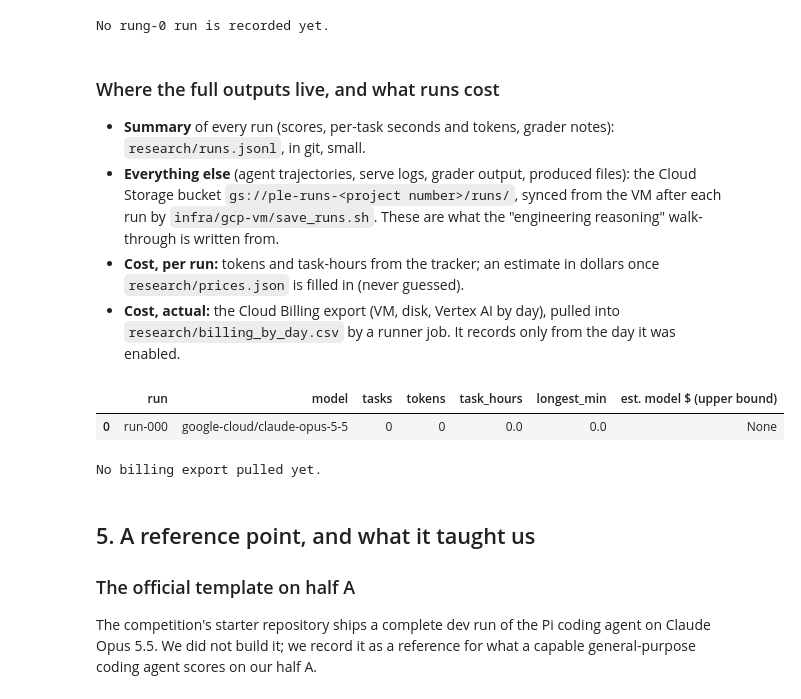
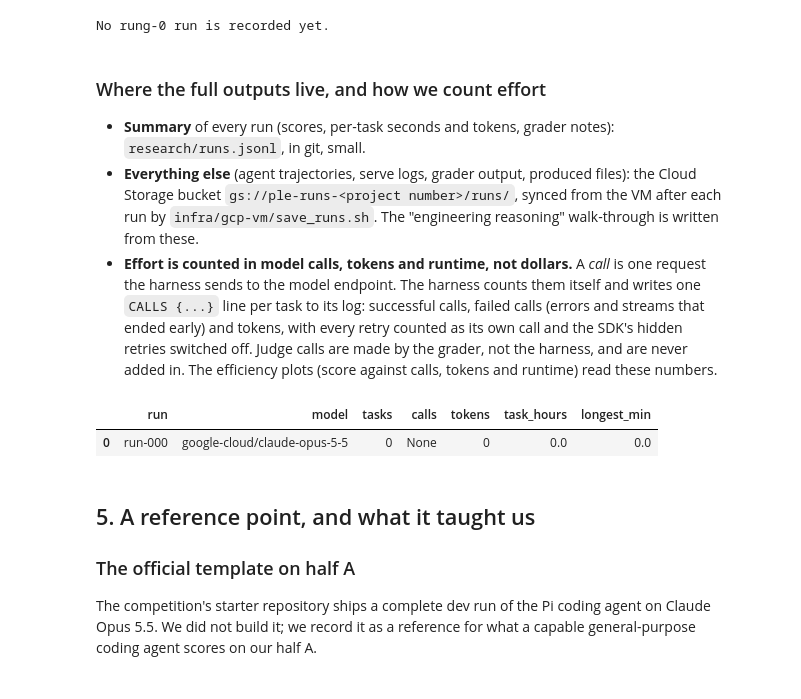
Before and after one commit to SophusRosendahl/ple-submission, a Jupyter notebook: research/journal.ipynb, the cells around one changed output. Drawn from its saved outputs; the diff is of its cells as text; code cells hidden in the pictures.

```diff
--- a/research/journal.ipynb
+++ b/research/journal.ipynb
@@ -201,35 +201,26 @@ else:
 # %% [output]
 No rung-0 run is recorded yet.
 # %% [markdown]
-### Where the full outputs live, and what runs cost
+### Where the full outputs live, and how we count effort
 
 * **Summary** of every run (scores, per-task seconds and tokens, grader notes): `research/runs.jsonl`,
   in git, small.
 * **Everything else** (agent trajectories, serve logs, grader output, produced files): the
   Cloud Storage bucket `gs://ple-runs-<project number>/runs/`, synced from the VM after each run
-  by `infra/gcp-vm/save_runs.sh`. These are what the "engineering reasoning" walk-through is
-  written from.
-* **Cost, per run:** tokens and task-hours from the tracker; an estimate in dollars once
-  `research/prices.json` is filled in (never guessed).
-* **Cost, actual:** the Cloud Billing export (VM, disk, Vertex AI by day), pulled into
-  `research/billing_by_day.csv` by a runner job. It records only from the day it was enabled.
+  by `infra/gcp-vm/save_runs.sh`. The "engineering reasoning" walk-through is written from these.
+* **Effort is counted in model calls, tokens and runtime, not dollars.** A *call* is one request
+  the harness sends to the model endpoint. The harness counts them itself and writes one
+  `CALLS {...}` line per task to its log: successful calls, failed calls (errors and streams that
+  ended early) and tokens, with every retry counted as its own call and the SDK's hidden retries
+  switched off. Judge calls are made by the grader, not the harness, and are never added in.
+  The efficiency plots (score against calls, tokens and runtime) read these numbers.
 # %%
 import costs
-usage = pd.DataFrame([{
-    "run": r["run_id"], "model": r["harness"]["model"], **costs.run_usage(r),
-    "est. model $ (upper bound)": costs.estimate_usd(r),
-} for r in runs])
-display(usage)
-billing = costs.billing_by_day()
-if billing:
-    b = pd.DataFrame(billing); b["cost"] = b["cost"].astype(float)
-    display(b.pivot_table(index="day", columns="service", values="cost", aggfunc="sum").round(2))
-else:
-    print("No billing export pulled yet.")
+usage = pd.DataFrame([{"run": r["run_id"], "model": r["harness"]["model"], **costs.run_usage(r)} for r in runs])
+usage
 # %% [output]
-|  | run | model | tasks | tokens | task_hours | longest_min | est. model $ (upper bound) |
-| 0 | run-000 | google-cloud/claude-opus-5-5 | 0 | 0 | 0.0 | 0.0 | None |
+|  | run | model | tasks | calls | tokens | task_hours | longest_min |
+| 0 | run-000 | google-cloud/claude-opus-5-5 | 0 | None | 0 | 0.0 | 0.0 |
-No billing export pulled yet.
 # %% [markdown]
 ## 5. A reference point, and what it taught us
 
```
Also changed, not shown: parts of 2 cells of this notebook, 7 other files.
